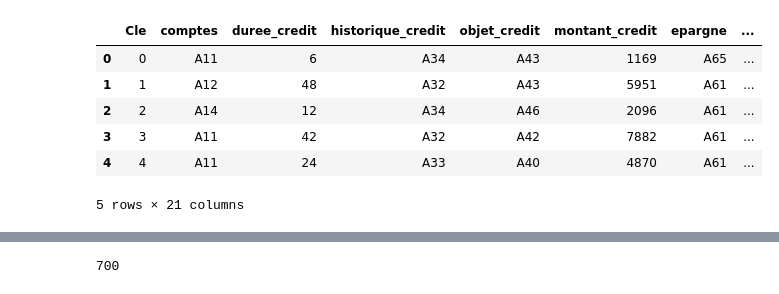
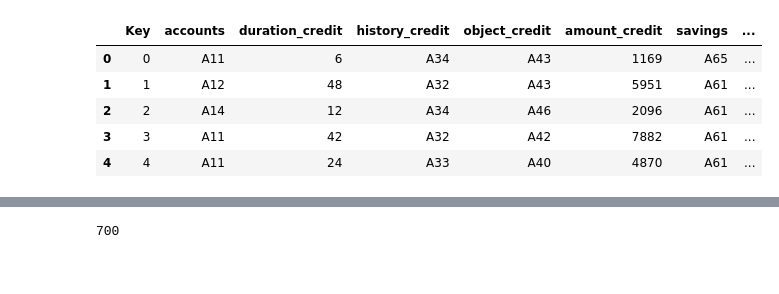
Before and after one commit to DanLeds/Data-Science-Project, a Jupyter notebook: Scoring Credit/1_Scoring_Credit_preparation_exploration.ipynb, the cells around one changed output, grey strips where cells are left out. Saved outputs shown, nothing was run; the diff lists cells and outputs as text; code cells hidden in the pictures.

```diff
--- a/Scoring Credit/1_Scoring_Credit_preparation_exploration.ipynb
+++ b/Scoring Credit/1_Scoring_Credit_preparation_exploration.ipynb
@@ -11,0 +5,5 @@ variable_names = ["comptes", "duree_credit", "historique_credit", "objet_credit"
+# %%
+variable_names = ["accounts", "duration_credit", "history_credit", "object_credit", "amount_credit", "savings",
+"employment_old", "effort_rate", "family_status", "guarantees", "home_old",
+"property", "age", "other_credits", "home_status", "nb_credits", "job_type",
+"nb_of_dependants", "telephone", "foreigner", "presence_unpaid"]
@@ -36,15 +32,14 @@ c:\Users\DL\anaconda3\lib\site-packages\numpy\.libs\libopenblas.XWYDX2IKJW2NMTWS
 # %%
-# Ajout de la clé pour chaque observation
+# Add the key for each observation
 
-credit = credit.reset_index().rename(columns={"index": "Cle"})
-credit.drop("etranger", axis=1, inplace=True)
+credit = credit.reset_index().rename(columns={"index": "Key"})
+credit.drop("foreigner", axis=1, inplace=True)
 credit.head()
 # %% [output]
-|  | Cle | comptes | duree_credit | historique_credit | objet_credit | montant_credit | epargne | ... |
+|  | Key | accounts | duration_credit | history_credit | object_credit | amount_credit | savings | ... |
 | 0 | 0 | A11 | 6 | A34 | A43 | 1169 | A65 | ... |
 | 1 | 1 | A12 | 48 | A32 | A43 | 5951 | A61 | ... |
 | 2 | 2 | A14 | 12 | A34 | A46 | 2096 | A61 | ... |
 | 3 | 3 | A11 | 42 | A32 | A42 | 7882 | A61 | ... |
 | 4 | 4 | A11 | 24 | A33 | A40 | 4870 | A61 | ... |
-5 rows × 21 columns
 # %%
```
Also changed, not shown: parts of 153 cells of this notebook, 4 other files.
